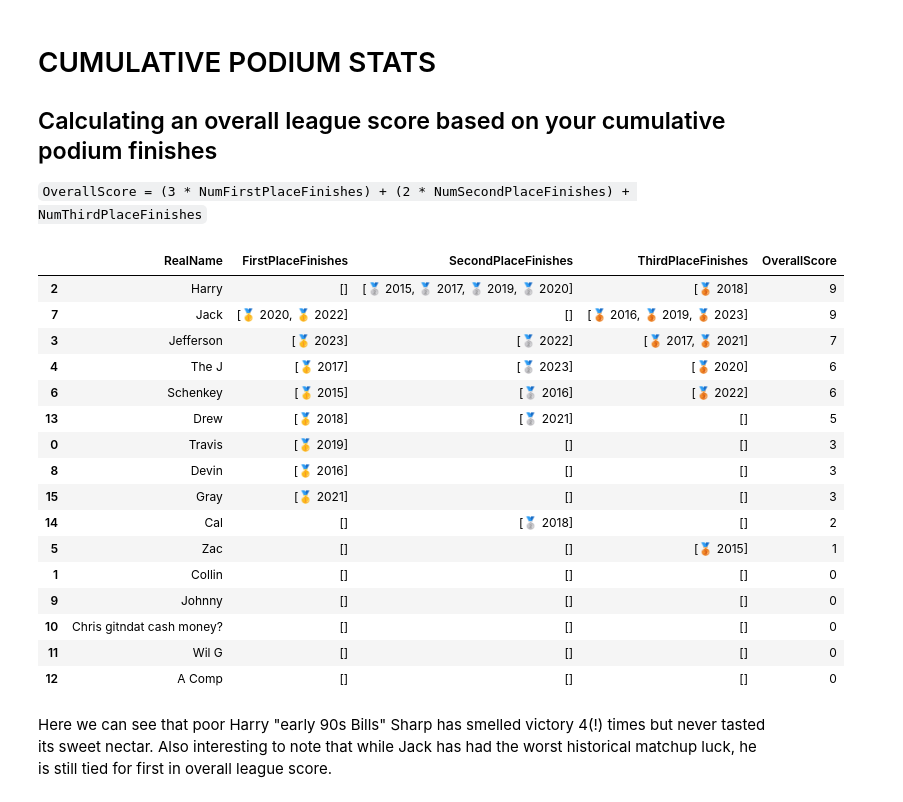
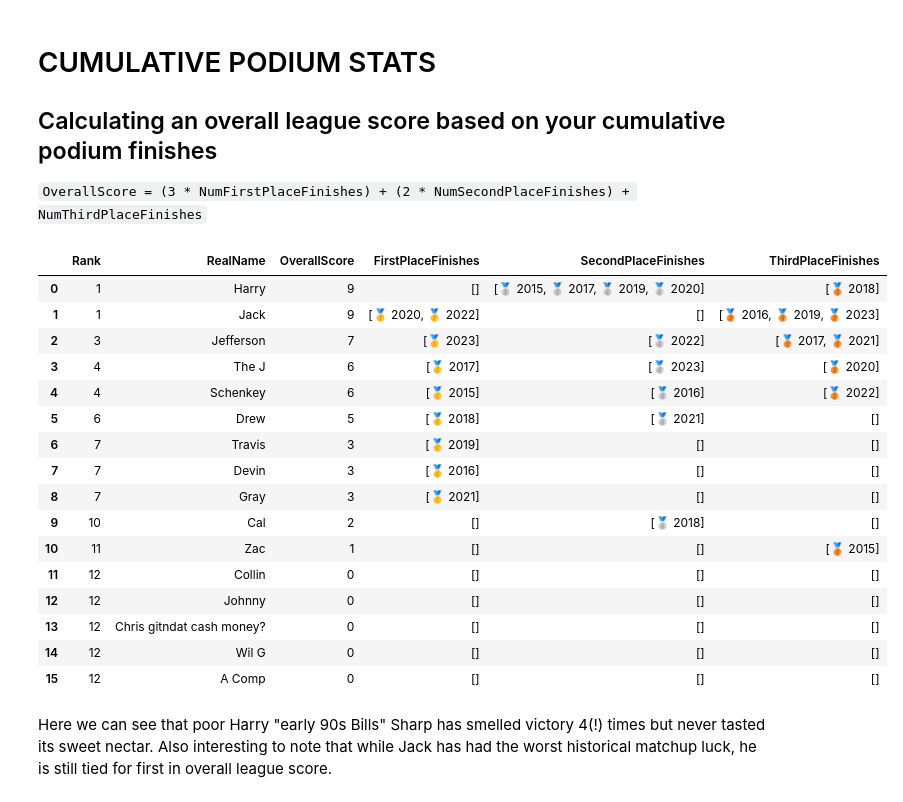
Before and after one commit to tthompson691/FFPlayground, a Jupyter notebook: src/visuals.ipynb, the cells around one changed output. Cells and saved outputs as stored; diff of their text form; code cells hidden in the pictures.

Commit message:
Added rank to podium summary/overall score

```diff
--- a/src/visuals.ipynb
+++ b/src/visuals.ipynb
@@ -101,42 +101,42 @@ podium = pd.read_sql(query, con=con)
 # %%
 # podium[(podium["RealName"] == "Travis") & (podium["FinalRank"] == 1)]
 import emoji
 all_player_names = pd.read_sql("SELECT DISTINCT RealName FROM leaguemembers", con=con)["RealName"].to_list()
 
 cumulative_podium_df = pd.DataFrame(
     {
         "RealName": n,
         "FirstPlaceFinishes": [f'{emoji.emojize(":1st_place_medal:")} {y}' for y in list(podium[(podium["RealName"] == n) & (podium["FinalRank"] == 1)]["Year"])],
         "SecondPlaceFinishes": [f'{emoji.emojize(":2nd_place_medal:")} {y}' for y in list(podium[(podium["RealName"] == n) & (podium["FinalRank"] == 2)]["Year"])],
         "ThirdPlaceFinishes": [f'{emoji.emojize(":3rd_place_medal:")} {y}' for y in list(podium[(podium["RealName"] == n) & (podium["FinalRank"] == 3)]["Year"])]
     }
     for n in all_player_names
 )
 cumulative_podium_df["OverallScore"] = (
         3 * cumulative_podium_df["FirstPlaceFinishes"].str.len()
         + 2 * cumulative_podium_df["SecondPlaceFinishes"].str.len()
         + cumulative_podium_df["ThirdPlaceFinishes"].str.len()
 )
-
-cumulative_podium_df = cumulative_podium_df.sort_values(by="OverallScore", ascending=False)
+cumulative_podium_df["Rank"] = cumulative_podium_df["OverallScore"].rank(method="min", ascending=False).astype(int)
+cumulative_podium_df = cumulative_podium_df.sort_values(by="OverallScore", ascending=False).reset_index(drop=True)[["Rank", "RealName", "OverallScore", "FirstPlaceFinishes", "SecondPlaceFinishes", "ThirdPlaceFinishes"]]
 cumulative_podium_df
 # %% [output]
-|  | RealName | FirstPlaceFinishes | SecondPlaceFinishes | ThirdPlaceFinishes | OverallScore |
-| 2 | Harry | [] | [🥈 2015, 🥈 2017, 🥈 2019, 🥈 2020] | [🥉 2018] | 9 |
-| 7 | Jack | [🥇 2020, 🥇 2022] | [] | [🥉 2016, 🥉 2019, 🥉 2023] | 9 |
-| 3 | Jefferson | [🥇 2023] | [🥈 2022] | [🥉 2017, 🥉 2021] | 7 |
-| 4 | The J | [🥇 2017] | [🥈 2023] | [🥉 2020] | 6 |
-| 6 | Schenkey | [🥇 2015] | [🥈 2016] | [🥉 2022] | 6 |
-| 13 | Drew | [🥇 2018] | [🥈 2021] | [] | 5 |
-| 0 | Travis | [🥇 2019] | [] | [] | 3 |
-| 8 | Devin | [🥇 2016] | [] | [] | 3 |
-| 15 | Gray | [🥇 2021] | [] | [] | 3 |
-| 14 | Cal | [] | [🥈 2018] | [] | 2 |
-| 5 | Zac | [] | [] | [🥉 2015] | 1 |
-| 1 | Collin | [] | [] | [] | 0 |
-| 9 | Johnny | [] | [] | [] | 0 |
-| 10 | Chris gitndat cash money? | [] | [] | [] | 0 |
-| 11 | Wil G | [] | [] | [] | 0 |
-| 12 | A Comp | [] | [] | [] | 0 |
+|  | Rank | RealName | OverallScore | FirstPlaceFinishes | SecondPlaceFinishes | ThirdPlaceFinishes |
+| 0 | 1 | Harry | 9 | [] | [🥈 2015, 🥈 2017, 🥈 2019, 🥈 2020] | [🥉 2018] |
+| 1 | 1 | Jack | 9 | [🥇 2020, 🥇 2022] | [] | [🥉 2016, 🥉 2019, 🥉 2023] |
+| 2 | 3 | Jefferson | 7 | [🥇 2023] | [🥈 2022] | [🥉 2017, 🥉 2021] |
+| 3 | 4 | The J | 6 | [🥇 2017] | [🥈 2023] | [🥉 2020] |
+| 4 | 4 | Schenkey | 6 | [🥇 2015] | [🥈 2016] | [🥉 2022] |
+| 5 | 6 | Drew | 5 | [🥇 2018] | [🥈 2021] | [] |
+| 6 | 7 | Travis | 3 | [🥇 2019] | [] | [] |
+| 7 | 7 | Devin | 3 | [🥇 2016] | [] | [] |
+| 8 | 7 | Gray | 3 | [🥇 2021] | [] | [] |
+| 9 | 10 | Cal | 2 | [] | [🥈 2018] | [] |
+| 10 | 11 | Zac | 1 | [] | [] | [🥉 2015] |
+| 11 | 12 | Collin | 0 | [] | [] | [] |
+| 12 | 12 | Johnny | 0 | [] | [] | [] |
+| 13 | 12 | Chris gitndat cash money? | 0 | [] | [] | [] |
+| 14 | 12 | Wil G | 0 | [] | [] | [] |
+| 15 | 12 | A Comp | 0 | [] | [] | [] |
 # %% [markdown]
 Here we can see that poor Harry "early 90s Bills" Sharp has smelled victory 4(!) times but never tasted its sweet nectar. Also interesting to note that while Jack has had the worst historical matchup luck, he is still tied for first in overall league score.
```
Also changed, not shown: parts of 1 cell of this notebook.
